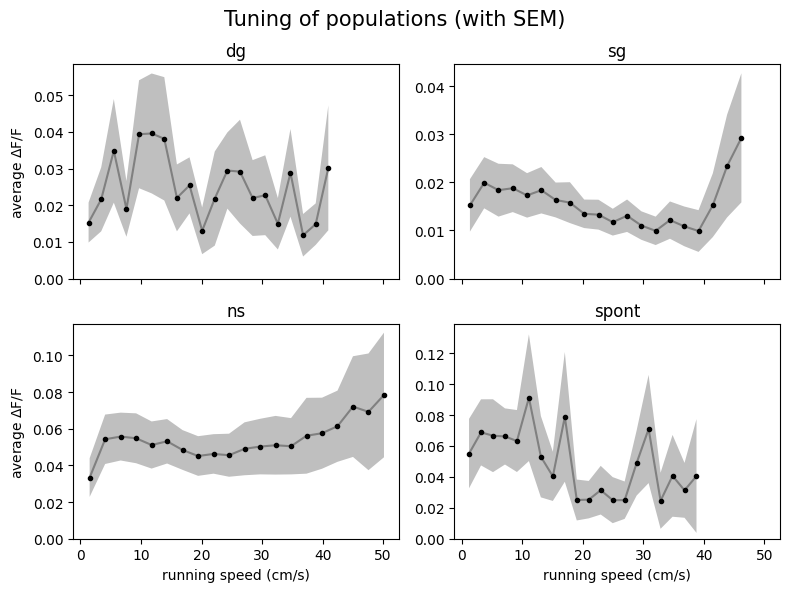
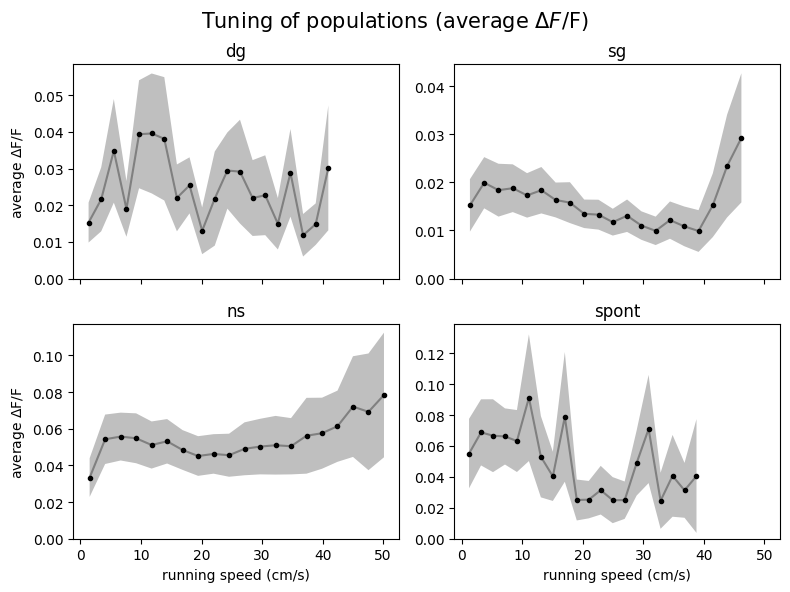
The notebook cell's code change between the first figure and the second:
--- before
+++ after
@@ -1,3 +1,4 @@
 fig = plot_tuning_curves_grid(tunings, labels=SHORT_STIM)
-plt.suptitle("Tuning of populations (with SEM)", fontsize=15)
+plt.suptitle("Tuning of populations (average $\\Delta F$/F)", fontsize=15)
+plt.savefig('doc/figures/tuning_allneurons.png')
 plt.show()

Commit: SpeedTuning: plot_monotonicity_grid: add speed_tuned hatch overlay and legend_headers support